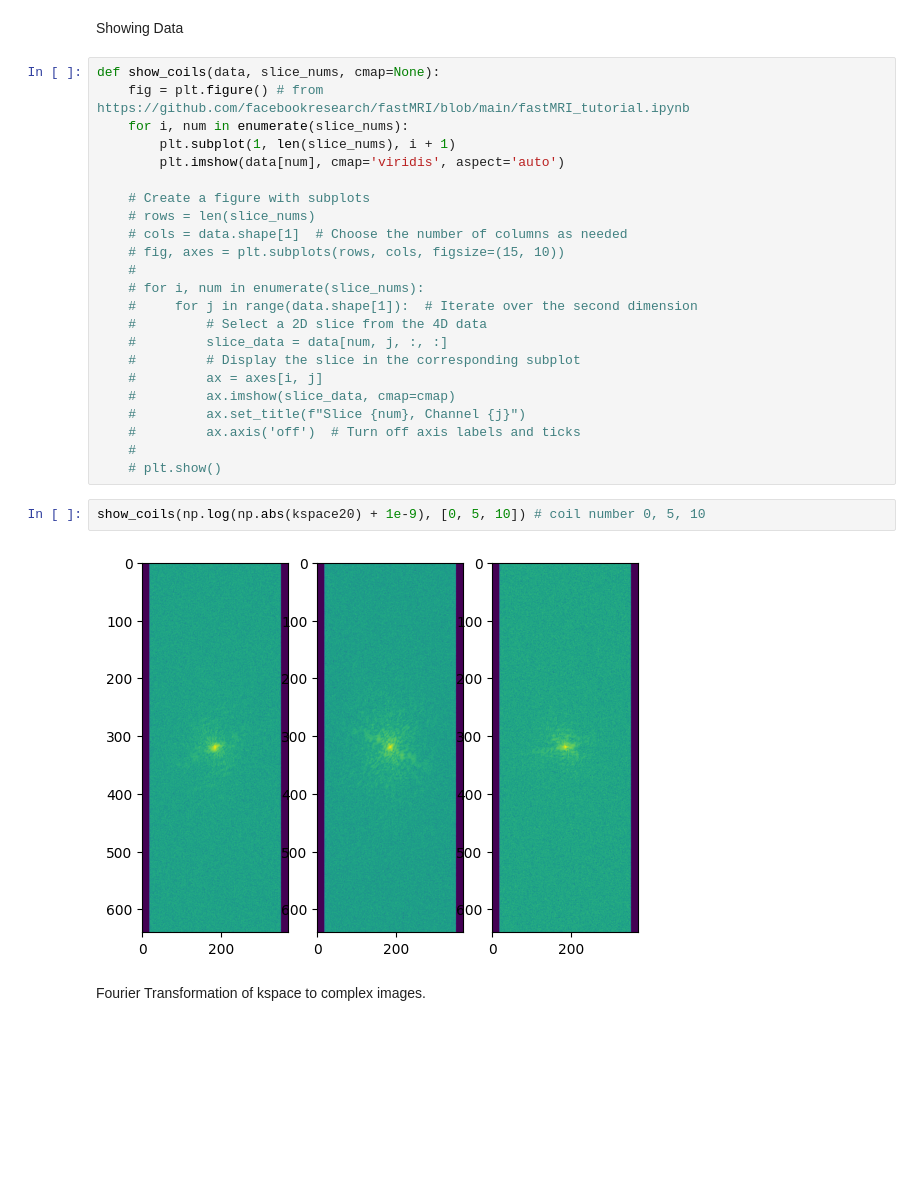
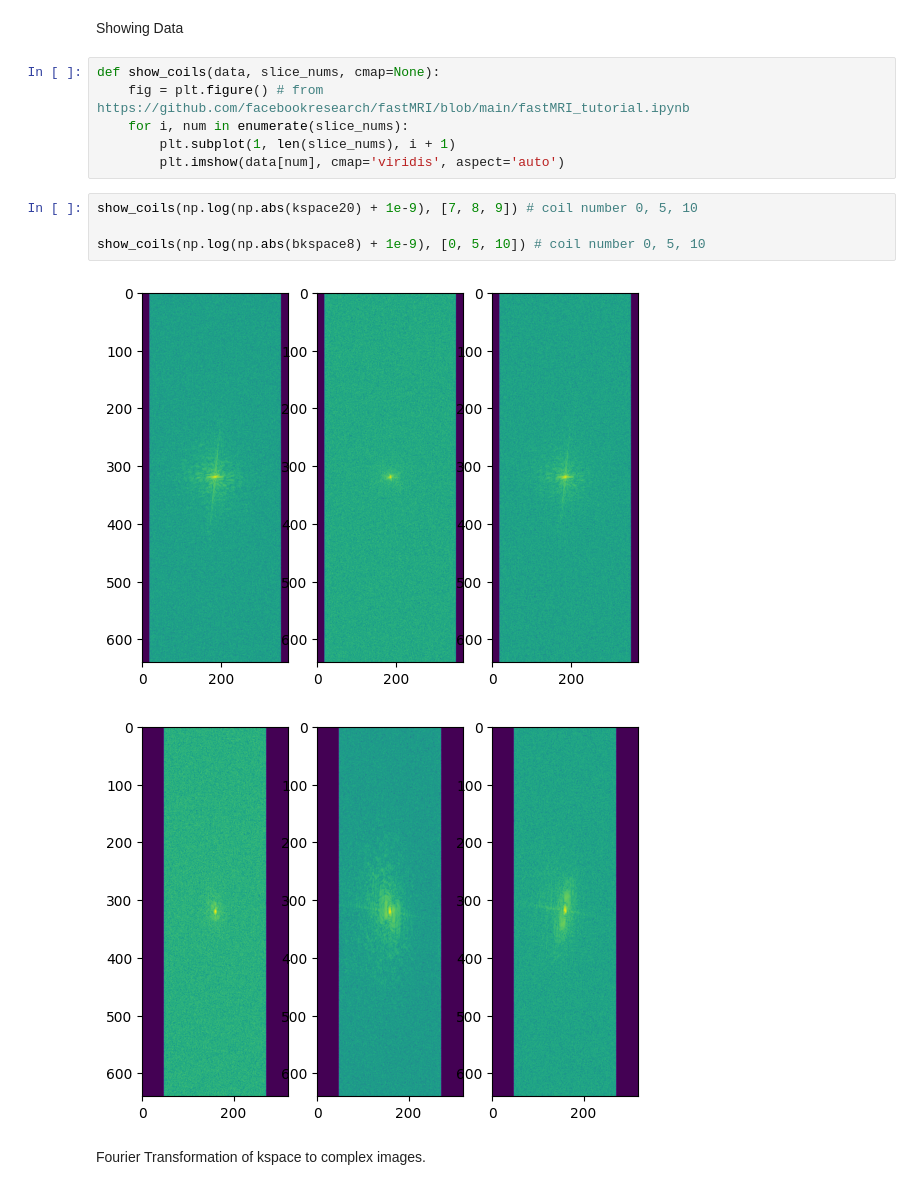
Before and after one commit to luisdavid64/MRI-Implicit-Neural-Representations, a Jupyter notebook: complex_image_dataloader.ipynb, the cells around one changed output. Cells and saved outputs as stored; diff of their text form; blank space fills up the shorter version.

```diff
--- a/complex_image_dataloader.ipynb
+++ b/complex_image_dataloader.ipynb
@@ -44,27 +68,13 @@ def show_coils(data, slice_nums, cmap=None):
     for i, num in enumerate(slice_nums):
         plt.subplot(1, len(slice_nums), i + 1)
         plt.imshow(data[num], cmap='viridis', aspect='auto')
-
-    # Create a figure with subplots
-    # rows = len(slice_nums)
-    # cols = data.shape[1]  # Choose the number of columns as needed
-    # fig, axes = plt.subplots(rows, cols, figsize=(15, 10))
-    #
-    # for i, num in enumerate(slice_nums):
-    #     for j in range(data.shape[1]):  # Iterate over the second dimension
-    #         # Select a 2D slice from the 4D data
-    #         slice_data = data[num, j, :, :]
-    #         # Display the slice in the corresponding subplot
-    #         ax = axes[i, j]
-    #         ax.imshow(slice_data, cmap=cmap)
-    #         ax.set_title(f"Slice {num}, Channel {j}")
-    #         ax.axis('off')  # Turn off axis labels and ticks
-    #
-    # plt.show()
 # %%
-show_coils(np.log(np.abs(kspace20) + 1e-9), [0, 5, 10]) # coil number 0, 5, 10
+show_coils(np.log(np.abs(kspace20) + 1e-9), [7, 8, 9]) # coil number 0, 5, 10
+
+show_coils(np.log(np.abs(bkspace8) + 1e-9), [0, 5, 10]) # coil number 0, 5, 10
 # %% [output]
 [figure]
+[figure, added]
 # %% [markdown]
 Fourier Transformation of kspace to complex images.
 # %%
```
Also changed, not shown: parts of 12 cells of this notebook, 5 other files.
